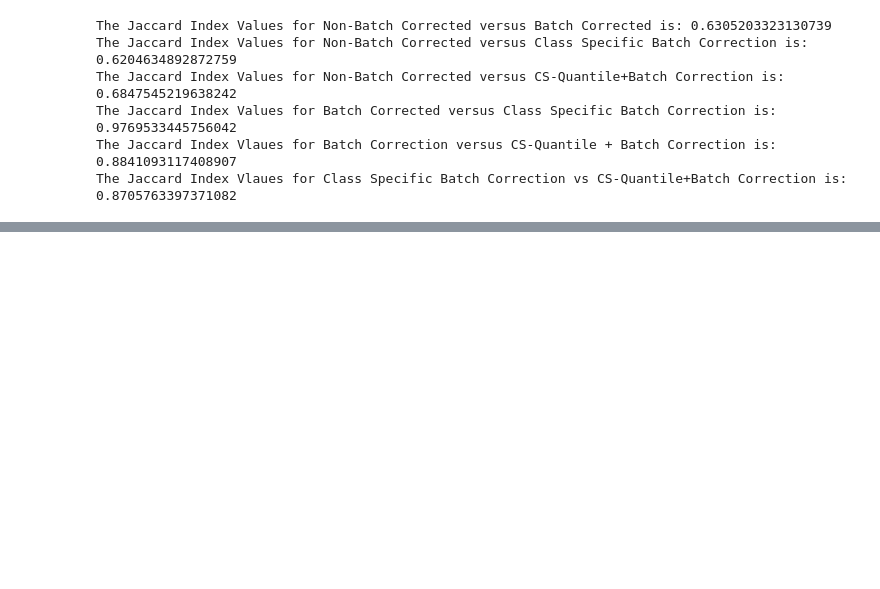
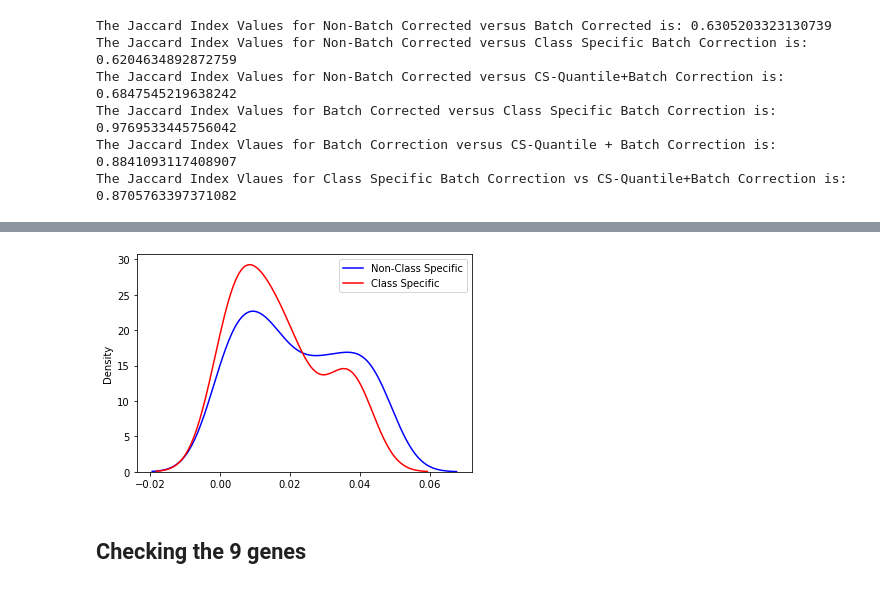
Before and after one commit to kaipengl/biodatascience, a Jupyter notebook: RCdataanalysis with quantile normalisation.ipynb, the cells around one changed output, grey strips where cells are left out. Cells and saved outputs as stored; diff of their text form; code cells hidden in the pictures; blank space fills up the shorter version.

```diff
--- a/RCdataanalysis with quantile normalisation.ipynb
+++ b/RCdataanalysis with quantile normalisation.ipynb
@@ -1554,0 +1469,10 @@ The Jaccard Index Vlaues for Class Specific Batch Correction vs CS-Quantile+Batc
+# %%
+import seaborn as sns
+sns.kdeplot(enriched_pathways_bc.values(), color = "b", label = "Non-Class Specific")
+sns.kdeplot(enriched_pathways_cs_bc.values(), color = "r", label = "Class Specific")
+plt.legend()
+plt.show()
+# %% [output]
+[figure, added]
+# %% [markdown]
+## Checking the 9 genes
```
Also changed, not shown: parts of 42 cells of this notebook.
